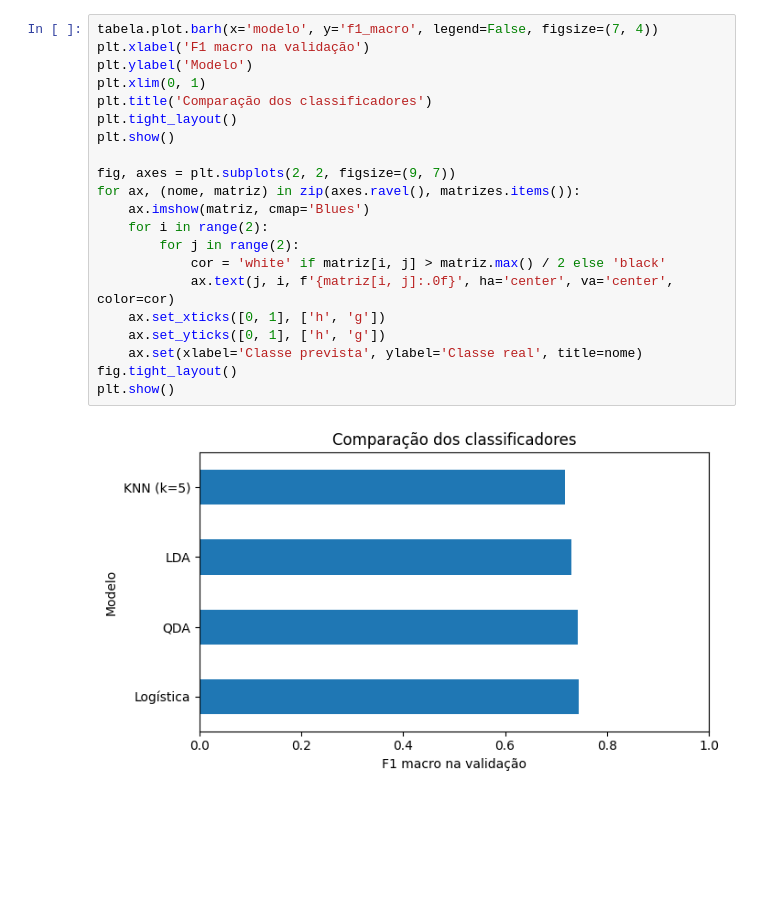
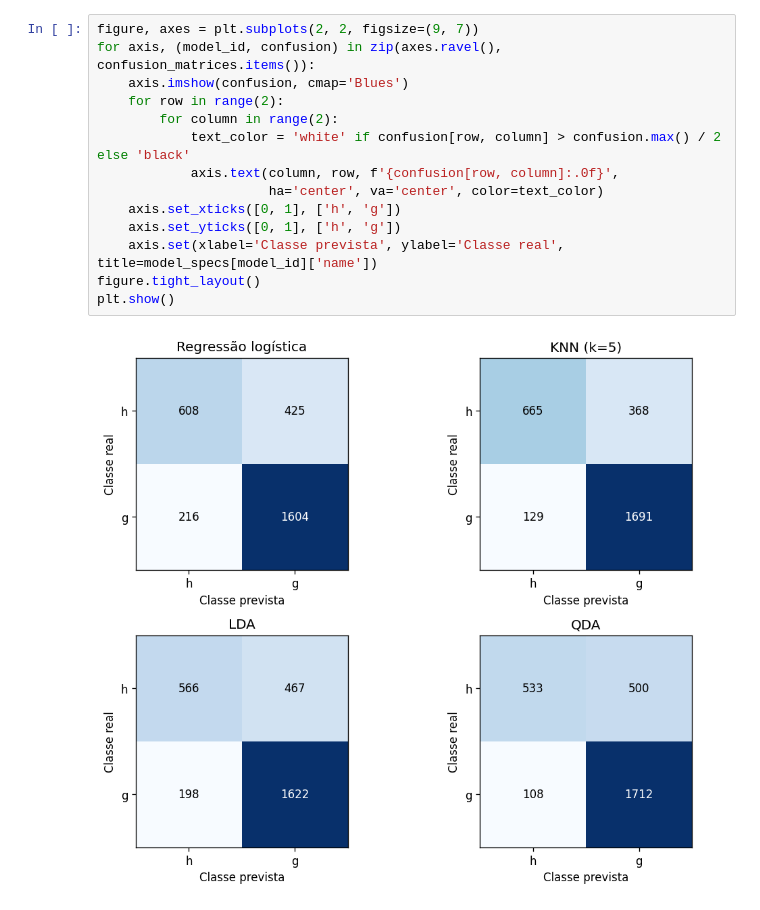
Before and after one commit to feliperibeiro-impatech/saikit-learn-aplicacao, a Jupyter notebook: analysis/classificacao/notebooks/escolha_dos_modelos.ipynb, the cells around one changed output. Cells and saved outputs as stored; diff of their text form; blank space fills up the shorter version.

Commit message:
feat: Adiciona treinamento e comparação dos modelos

```diff
--- a/analysis/classificacao/notebooks/escolha_dos_modelos.ipynb
+++ b/analysis/classificacao/notebooks/escolha_dos_modelos.ipynb
@@ -117,23 +373,16 @@ Logística — iterações: [3978] | Convergiu: [ True]
 # %%
-tabela.plot.barh(x='modelo', y='f1_macro', legend=False, figsize=(7, 4))
-plt.xlabel('F1 macro na validação')
-plt.ylabel('Modelo')
-plt.xlim(0, 1)
-plt.title('Comparação dos classificadores')
-plt.tight_layout()
+figure, axes = plt.subplots(2, 2, figsize=(9, 7))
+for axis, (model_id, confusion) in zip(axes.ravel(), confusion_matrices.items()):
+    axis.imshow(confusion, cmap='Blues')
+    for row in range(2):
+        for column in range(2):
+            text_color = 'white' if confusion[row, column] > confusion.max() / 2 else 'black'
+            axis.text(column, row, f'{confusion[row, column]:.0f}',
+                      ha='center', va='center', color=text_color)
+    axis.set_xticks([0, 1], ['h', 'g'])
+    axis.set_yticks([0, 1], ['h', 'g'])
+    axis.set(xlabel='Classe prevista', ylabel='Classe real', title=model_specs[model_id]['name'])
+figure.tight_layout()
 plt.show()
-
-fig, axes = plt.subplots(2, 2, figsize=(9, 7))
-for ax, (nome, matriz) in zip(axes.ravel(), matrizes.items()):
-    ax.imshow(matriz, cmap='Blues')
-    for i in range(2):
-        for j in range(2):
-            cor = 'white' if matriz[i, j] > matriz.max() / 2 else 'black'
-            ax.text(j, i, f'{matriz[i, j]:.0f}', ha='center', va='center', color=cor)
-    ax.set_xticks([0, 1], ['h', 'g'])
-    ax.set_yticks([0, 1], ['h', 'g'])
-    ax.set(xlabel='Classe prevista', ylabel='Classe real', title=nome)
-fig.tight_layout()
-plt.show()
 # %% [output]
-[figure, old version]
+[figure, new version]
```
Also changed, not shown: parts of 31 cells of this notebook, 6 other files.
